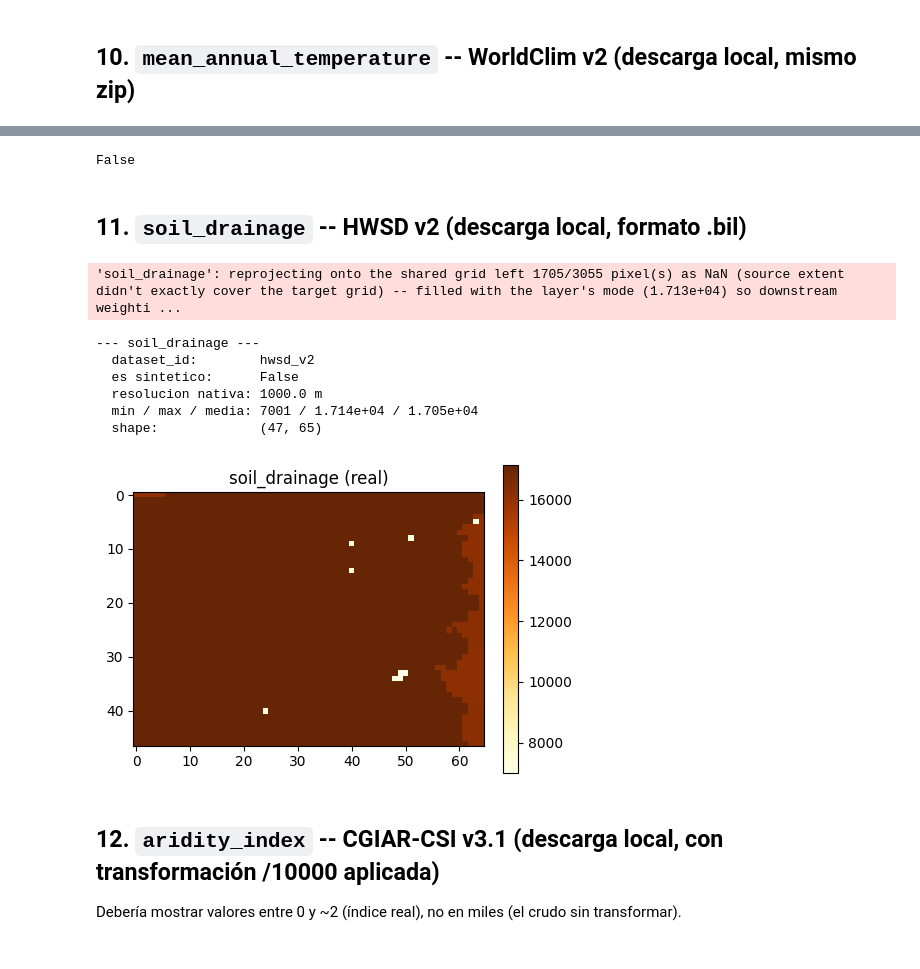
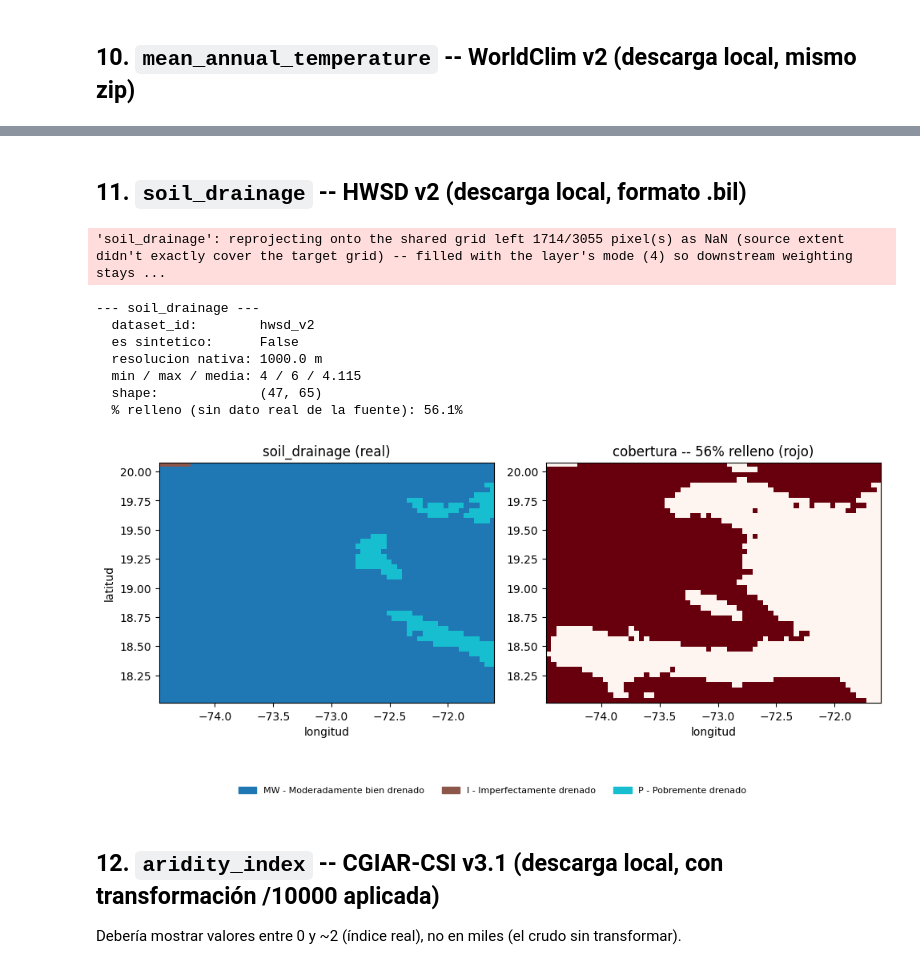
Before and after one commit to dagudelo30/nbs-ruralscan, a Jupyter notebook: pipeline/notebooks/agroforestry_hti_variable_audit.ipynb, the cells around one changed output, grey strips where cells are left out. Drawn from its saved outputs; the diff is of its cells as text; code cells hidden in the pictures.

```diff
--- a/pipeline/notebooks/agroforestry_hti_variable_audit.ipynb
+++ b/pipeline/notebooks/agroforestry_hti_variable_audit.ipynb
@@ -252,21 +308,22 @@ temp_da, temp_audit = audit_variable("mean_annual_temperature", cmap="coolwarm")
-# %%
-import inspect
-print("extent=" in inspect.getsource(audit_variable))
-# %% [output]
-False
 # %% [markdown]
 ## 11. `soil_drainage` -- HWSD v2 (descarga local, formato .bil)
 # %%
-drainage_da, drainage_audit = audit_variable("soil_drainage", cmap="YlOrBr")
+DRAINAGE_LABELS = {
+    1: "E - Excesivamente drenado", 2: "SE - Algo excesivamente",
+    3: "W - Bien drenado", 4: "MW - Moderadamente bien drenado",
+    5: "I - Imperfectamente drenado", 6: "P - Pobremente drenado", 7: "VP - Muy pobremente drenado",
+}
+drainage_da, drainage_audit = audit_variable("soil_drainage", class_labels=DRAINAGE_LABELS)
 # %% [output]
-'soil_drainage': reprojecting onto the shared grid left 1705/3055 pixel(s) as NaN (source extent didn't exactly cover the target grid) -- filled with the layer's mode (1.713e+04) so downstream weighti ...
+'soil_drainage': reprojecting onto the shared grid left 1714/3055 pixel(s) as NaN (source extent didn't exactly cover the target grid) -- filled with the layer's mode (4) so downstream weighting stays ...
 --- soil_drainage ---
   dataset_id:        hwsd_v2
   es sintetico:      False
   resolucion nativa: 1000.0 m
-  min / max / media: 7001 / 1.714e+04 / 1.705e+04
+  min / max / media: 4 / 6 / 4.115
   shape:             (47, 65)
+  % relleno (sin dato real de la fuente): 56.1%
-[figure, old version]
+[figure, new version]
 # %% [markdown]
 ## 12. `aridity_index` -- CGIAR-CSI v3.1 (descarga local, con transformación /10000 aplicada)
 Debería mostrar valores entre 0 y ~2 (índice real), no en miles (el crudo sin transformar).
```
Also changed, not shown: parts of 12 cells of this notebook, 2 other files.
